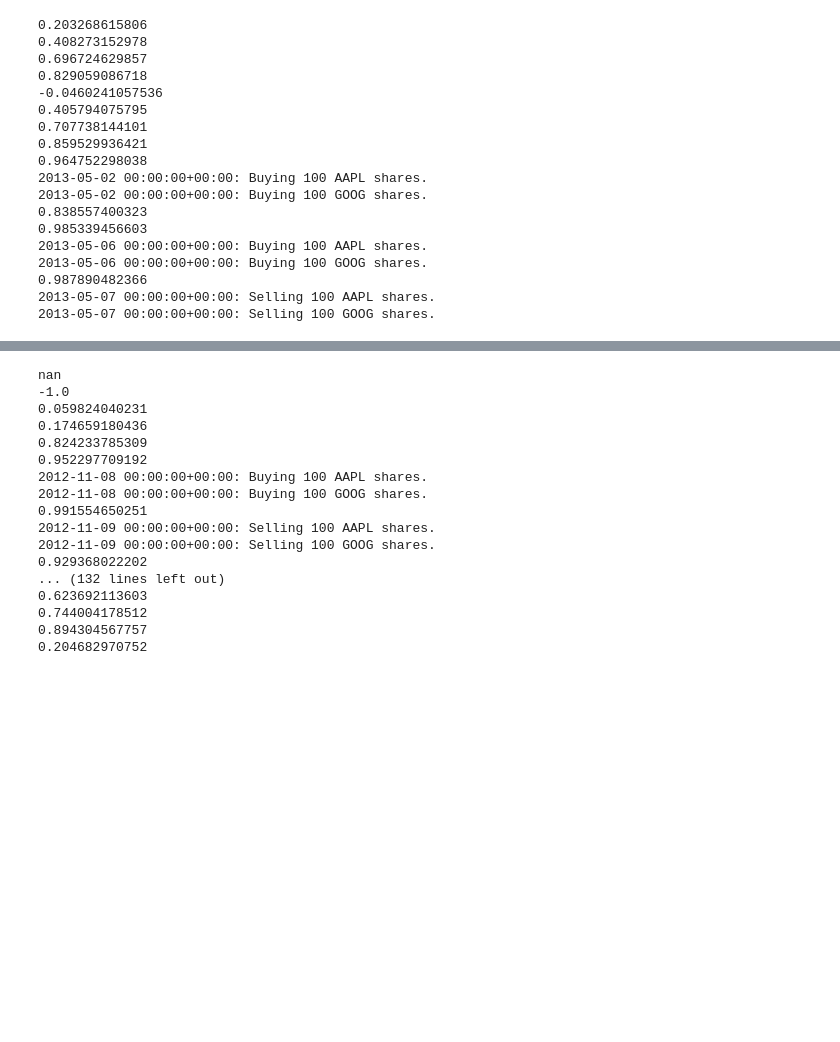
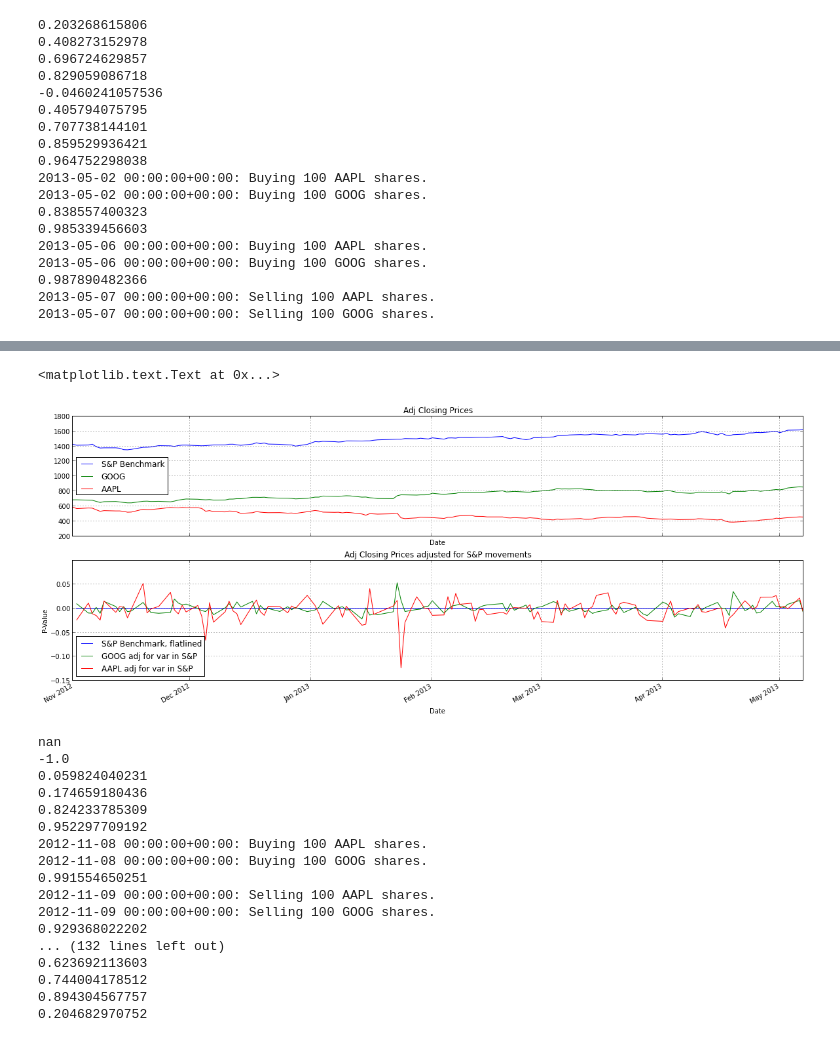
Before and after one commit to agconti/trading, a Jupyter notebook: GOOG V. AAPL Correlation Arb.ipynb, the cells around one changed output, grey strips where cells are left out. Saved outputs shown, nothing was run; the diff lists cells and outputs as text; code cells hidden in the pictures; blank space fills up the shorter version.

Commit message:
adjusted book formatting

```diff
--- a/GOOG V. AAPL Correlation Arb.ipynb
+++ b/GOOG V. AAPL Correlation Arb.ipynb
@@ -193,3 +164,24 @@ plt.legend()
+# %%
+fig = plt.figure(figsize(20,8))
+
+ax1 = fig.add_subplot(211)
+data.SPX.plot(label='S&P Benchmark')
+data.GOOG.plot()
+data.AAPL.plot()
+legend(loc='best')
+plt.setp(ax1.get_xticklabels(), visible=False)
+plt.title("Adj Closing Prices")
+
+ax2 = fig.add_subplot(212, sharex=ax1)
+(data.SPX.pct_change() - data.SPX.pct_change()).plot(label='S&P Benchmark, flatlined')
+(data.GOOG.pct_change() - data.SPX.pct_change()).plot(label='GOOG adj for var in S&P')
+(data.AAPL.pct_change() - data.SPX.pct_change()).plot(label='AAPL adj for var in S&P')
+plt.ylabel("P-Value")
+legend(loc='best')
+plt.title("Adj Closing Prices adjusted for S&P movements")
+# %% [output]
+<matplotlib.text.Text at 0x...>
+[figure, added]
 # %%
 import pandas as pd
 import numpy as np
```
Also changed, not shown: parts of 10 cells of this notebook.
